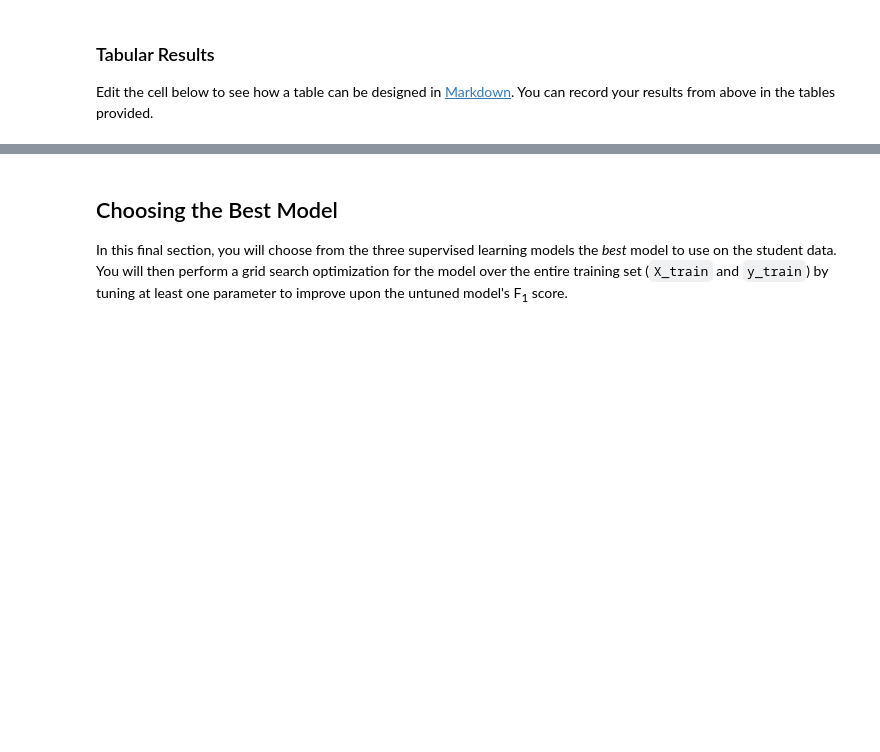
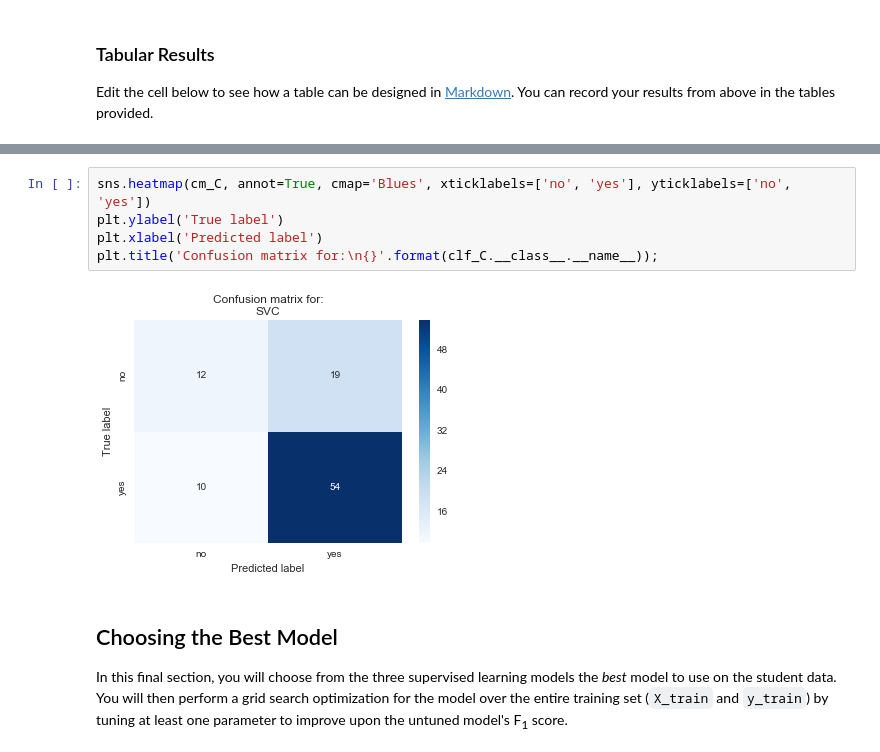
Before and after one commit to CBofill/Udacity-Machine-Learning-Projects, a Jupyter notebook: projects/student_intervention/student_intervention.ipynb, the cells around one changed output, grey strips where cells are left out. Cells and saved outputs as stored; diff of their text form; blank space fills up the shorter version.

```diff
--- a/projects/student_intervention/student_intervention.ipynb
+++ b/projects/student_intervention/student_intervention.ipynb
@@ -399,3 +495,10 @@ Edit the cell below to see how a table can be designed in [Markdown](https://git
+# %%
+sns.heatmap(cm_C, annot=True, cmap='Blues', xticklabels=['no', 'yes'], yticklabels=['no', 'yes'])
+plt.ylabel('True label')
+plt.xlabel('Predicted label')
+plt.title('Confusion matrix for:\n{}'.format(clf_C.__class__.__name__));
+# %% [output]
+[figure, added]
 # %% [markdown]
 ## Choosing the Best Model
 In this final section, you will choose from the three supervised learning models the *best* model to use on the student data. You will then perform a grid search optimization for the model over the entire training set (`X_train` and `y_train`) by tuning at least one parameter to improve upon the untuned model's F<sub>1</sub> score.
```
Also changed, not shown: parts of 29 cells of this notebook.
